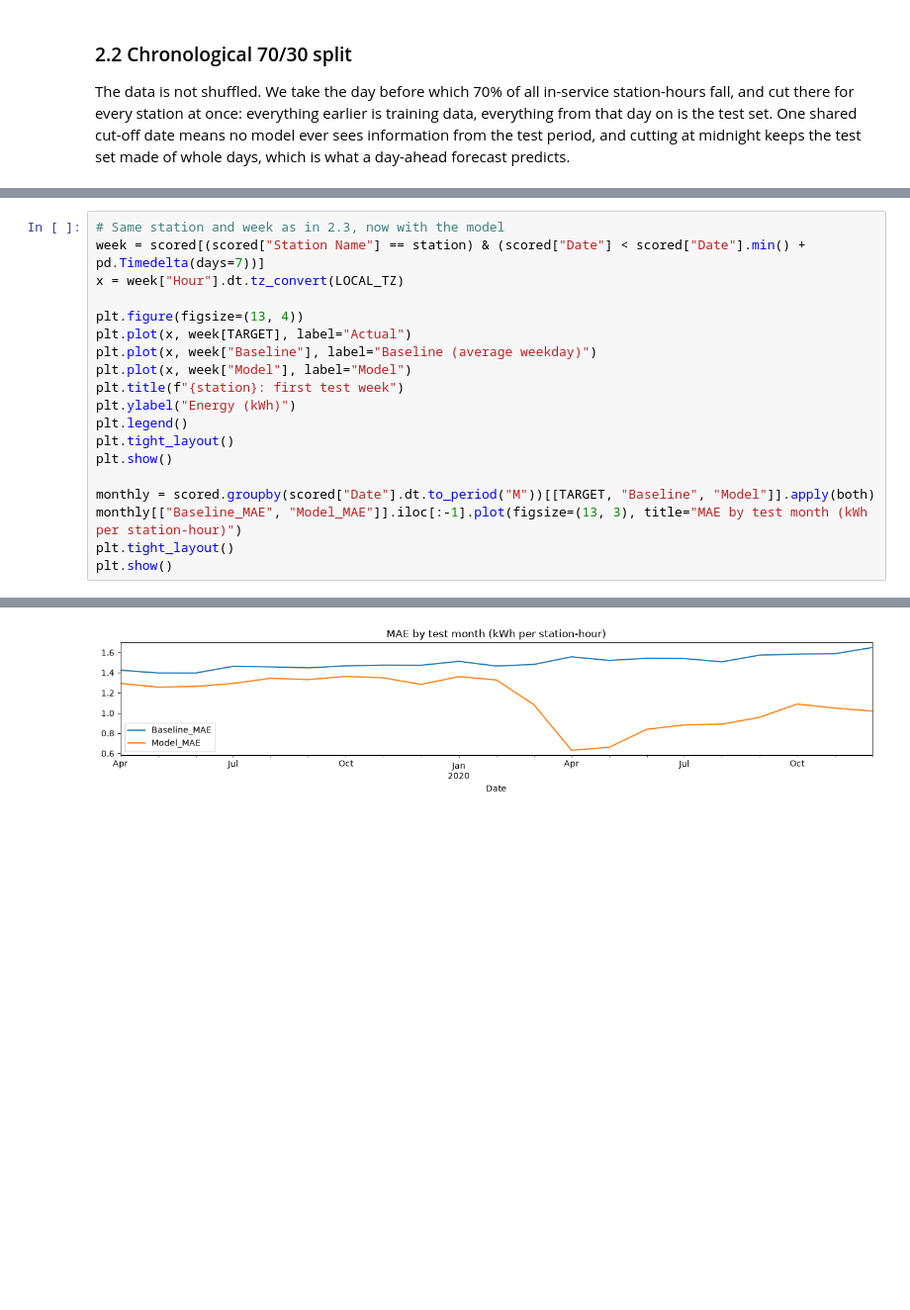
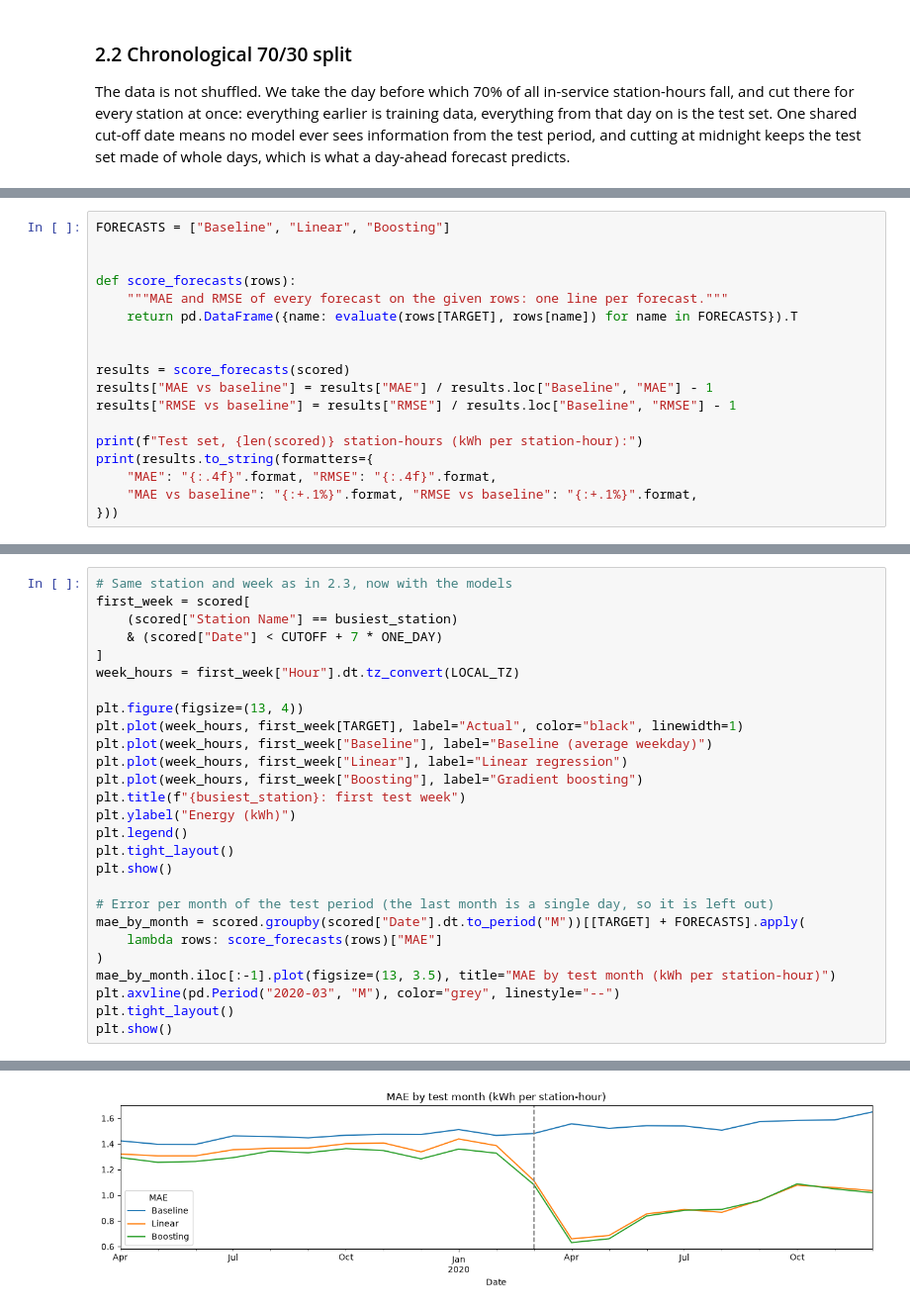
Before and after one commit to dumitritamacarenco/Introduction-to-Business-Analytics---Project-, a Jupyter notebook: task2_prediction.ipynb, the cells around one changed output, grey strips where cells are left out. Shown at 99% size. Drawn from its saved outputs; the diff is of its cells as text; blank space fills up the shorter version.

```diff
--- a/task2_prediction.ipynb
+++ b/task2_prediction.ipynb
@@ -297,0 +345,18 @@ RMSE    1.0915 | mean energy: 0.2398
+# %%
+FORECASTS = ["Baseline", "Linear", "Boosting"]
+
+
+def score_forecasts(rows):
+    """MAE and RMSE of every forecast on the given rows: one line per forecast."""
+    return pd.DataFrame({name: evaluate(rows[TARGET], rows[name]) for name in FORECASTS}).T
+
+
+results = score_forecasts(scored)
+results["MAE vs baseline"] = results["MAE"] / results.loc["Baseline", "MAE"] - 1
+results["RMSE vs baseline"] = results["RMSE"] / results.loc["Baseline", "RMSE"] - 1
+
+print(f"Test set, {len(scored)} station-hours (kWh per station-hour):")
+print(results.to_string(formatters={
+    "MAE": "{:.4f}".format, "RMSE": "{:.4f}".format,
+    "MAE vs baseline": "{:+.1%}".format, "RMSE vs baseline": "{:+.1%}".format,
+}))
@@ -298,20 +450,28 @@ RMSE    1.0915 | mean energy: 0.2398
 # %%
-# Same station and week as in 2.3, now with the model
-week = scored[(scored["Station Name"] == station) & (scored["Date"] < scored["Date"].min() + pd.Timedelta(days=7))]
-x = week["Hour"].dt.tz_convert(LOCAL_TZ)
+# Same station and week as in 2.3, now with the models
+first_week = scored[
+    (scored["Station Name"] == busiest_station)
+    & (scored["Date"] < CUTOFF + 7 * ONE_DAY)
+]
+week_hours = first_week["Hour"].dt.tz_convert(LOCAL_TZ)
 
 plt.figure(figsize=(13, 4))
-plt.plot(x, week[TARGET], label="Actual")
-plt.plot(x, week["Baseline"], label="Baseline (average weekday)")
-plt.plot(x, week["Model"], label="Model")
-plt.title(f"{station}: first test week")
+plt.plot(week_hours, first_week[TARGET], label="Actual", color="black", linewidth=1)
+plt.plot(week_hours, first_week["Baseline"], label="Baseline (average weekday)")
+plt.plot(week_hours, first_week["Linear"], label="Linear regression")
+plt.plot(week_hours, first_week["Boosting"], label="Gradient boosting")
+plt.title(f"{busiest_station}: first test week")
 plt.ylabel("Energy (kWh)")
 plt.legend()
 plt.tight_layout()
 plt.show()
 
-monthly = scored.groupby(scored["Date"].dt.to_period("M"))[[TARGET, "Baseline", "Model"]].apply(both)
-monthly[["Baseline_MAE", "Model_MAE"]].iloc[:-1].plot(figsize=(13, 3), title="MAE by test month (kWh per station-hour)")
+# Error per month of the test period (the last month is a single day, so it is left out)
+mae_by_month = scored.groupby(scored["Date"].dt.to_period("M"))[[TARGET] + FORECASTS].apply(
+    lambda rows: score_forecasts(rows)["MAE"]
+)
+mae_by_month.iloc[:-1].plot(figsize=(13, 3.5), title="MAE by test month (kWh per station-hour)")
+plt.axvline(pd.Period("2020-03", "M"), color="grey", linestyle="--")
 plt.tight_layout()
 plt.show()
 # %% [output]
@@ -319 +479 @@ plt.show()
-[figure, old version]
+[figure, new version]
```
Also changed, not shown: parts of 30 cells of this notebook.
